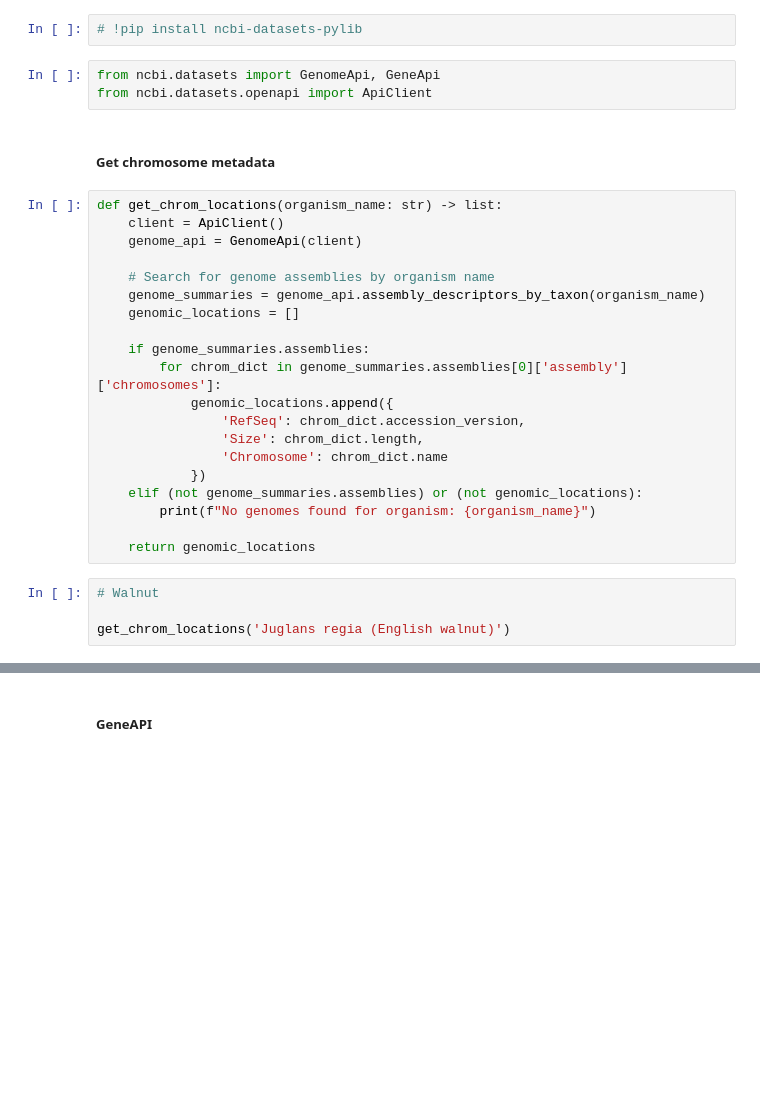
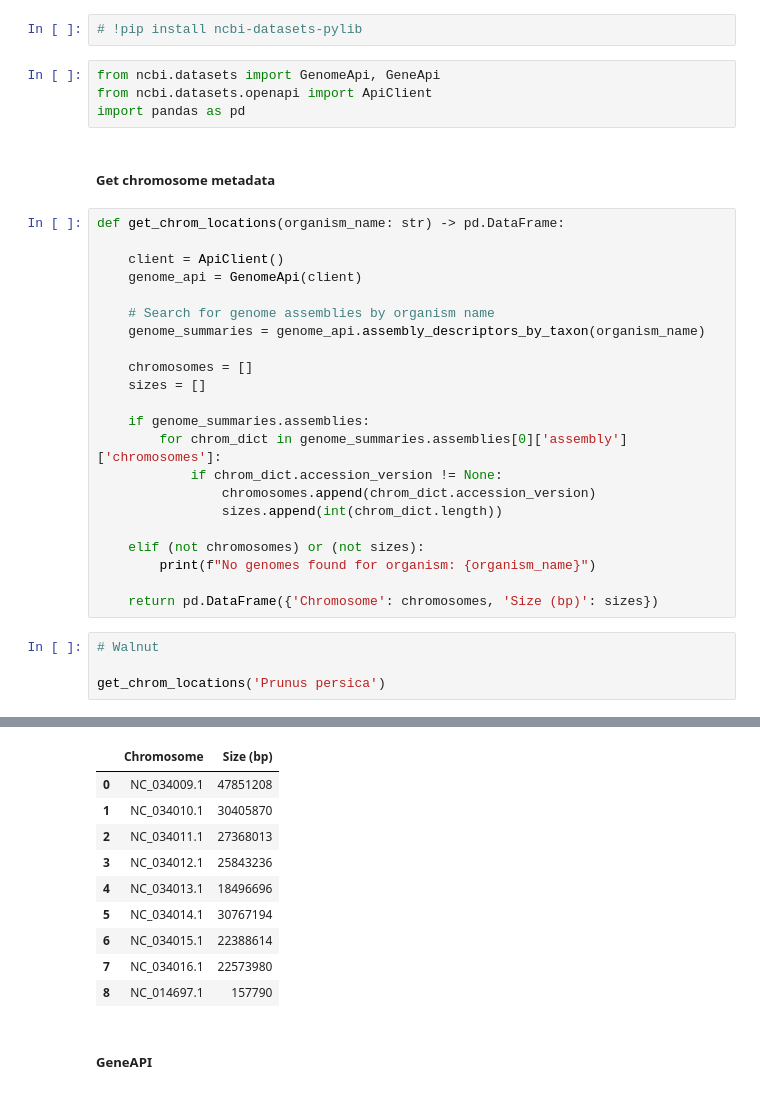
Before and after one commit to nitink23/WGKB, a Jupyter notebook: WGKB_API.ipynb, the cells around one changed output, grey strips where cells are left out. Cells and saved outputs as stored; diff of their text form; blank space fills up the shorter version.

```diff
--- a/WGKB_API.ipynb
+++ b/WGKB_API.ipynb
@@ -53,30 +53,33 @@ response.text
 # %%
 from ncbi.datasets import GenomeApi, GeneApi
 from ncbi.datasets.openapi import ApiClient
+import pandas as pd
 # %% [markdown]
 ##### Get chromosome metadata
 # %%
-def get_chrom_locations(organism_name: str) -> list:
+def get_chrom_locations(organism_name: str) -> pd.DataFrame:
+
     client = ApiClient()
     genome_api = GenomeApi(client)
 
     # Search for genome assemblies by organism name
     genome_summaries = genome_api.assembly_descriptors_by_taxon(organism_name)
-    genomic_locations = []
+
+    chromosomes = []
+    sizes = []
 
     if genome_summaries.assemblies:
         for chrom_dict in genome_summaries.assemblies[0]['assembly']['chromosomes']:
-            genomic_locations.append({
-                'RefSeq': chrom_dict.accession_version,
-                'Size': chrom_dict.length,
-                'Chromosome': chrom_dict.name
-            })
-    elif (not genome_summaries.assemblies) or (not genomic_locations):
+            if chrom_dict.accession_version != None:
+                chromosomes.append(chrom_dict.accession_version)
+                sizes.append(int(chrom_dict.length))
+
+    elif (not chromosomes) or (not sizes):
         print(f"No genomes found for organism: {organism_name}")
 
-    return genomic_locations
+    return pd.DataFrame({'Chromosome': chromosomes, 'Size (bp)': sizes})
 # %%
 # Walnut
 
-get_chrom_locations('Juglans regia (English walnut)')
+get_chrom_locations('Prunus persica')
 # %% [output]
@@ -101,3 +103,13 @@ get_chrom_locations('Juglans regia (English walnut)')
+|  | Chromosome | Size (bp) |
+| 0 | NC_034009.1 | 47851208 |
+| 1 | NC_034010.1 | 30405870 |
+| 2 | NC_034011.1 | 27368013 |
+| 3 | NC_034012.1 | 25843236 |
+| 4 | NC_034013.1 | 18496696 |
+| 5 | NC_034014.1 | 30767194 |
+| 6 | NC_034015.1 | 22388614 |
+| 7 | NC_034016.1 | 22573980 |
+| 8 | NC_014697.1 | 157790 |
 # %% [markdown]
 ##### GeneAPI
 # %%
```
Also changed, not shown: parts of 1 cell of this notebook, 2 other files.
